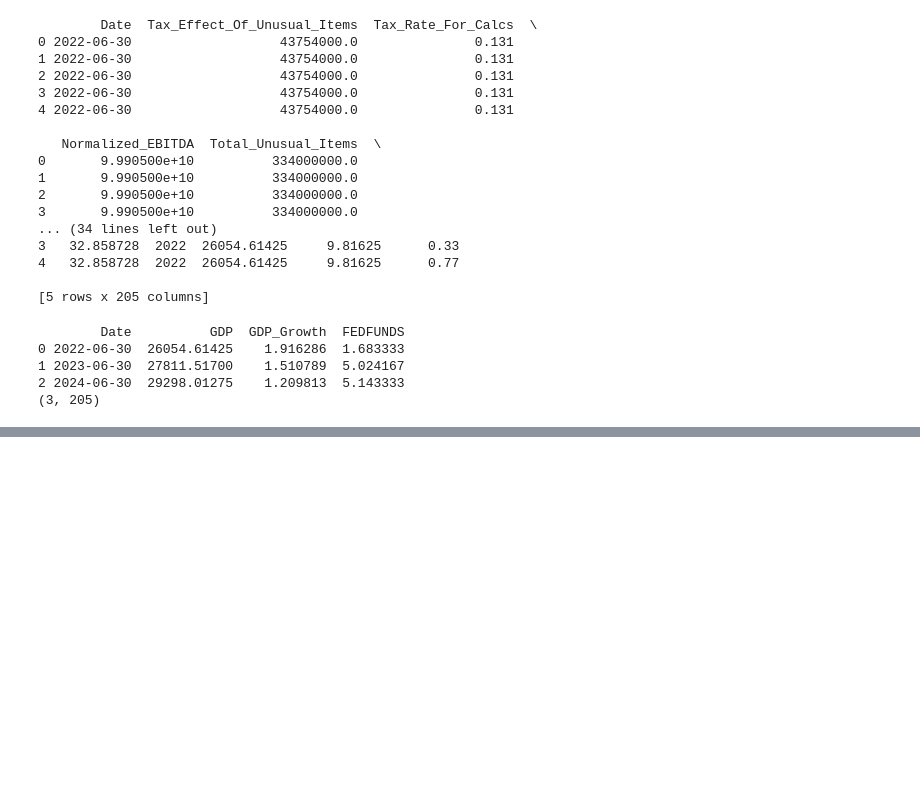
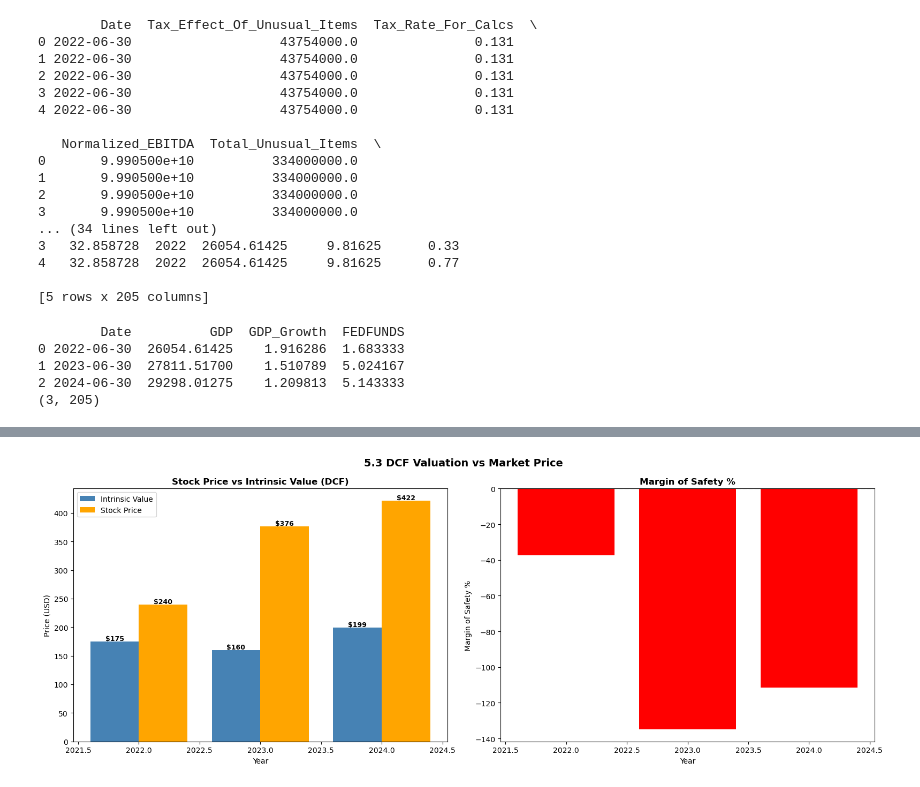
Before and after one commit to abdallahh07/Microsoft-analyst-recommendation-prediction, a Jupyter notebook: research.ipynb, the cells around one changed output, grey strips where cells are left out. Drawn from its saved outputs; the diff is of its cells as text; code cells hidden in the pictures; blank space fills up the shorter version.

```diff
--- a/research.ipynb
+++ b/research.ipynb
@@ -844,0 +879,16 @@ print(financial_full.shape)
+# %%
+WACC = 0.09
+growth_rate = 0.04
+shares = financial_full["Ordinary_Shares_Number"]
+# %%
+financial_full["FCF_Per_Share"] = financial_full["Free_Cash_Flow"] / shares
+financial_full["Intrinsic_Value"] = financial_full["FCF_Per_Share"] / (WACC - growth_rate)
+# %%
+price["Date"] = pd.to_datetime(price["Date"])
+price_annual = price.set_index("Date")["Close"].resample("YE").last().reset_index()
+price_annual["Year"] = price_annual["Date"].dt.year
+financial_full = financial_full.merge(price_annual[["Year", "Close"]], on="Year", how="left")
+financial_full.rename(columns={"Close": "Stock_Price"}, inplace=True)
+# %%
+financial_full["Margin_Of_Safety"] = ((financial_full["Intrinsic_Value"] - financial_full["Stock_Price"]) /
+                                      financial_full["Intrinsic_Value"]) * 100
@@ -844,0 +922,37 @@ print(financial_full.shape)
+# %%
+fig, axes = plt.subplots(1, 2, figsize=(16, 6))
+
+years = financial_full["Date"].dt.year
+
+# Chart 1 — Price vs Intrinsic Value
+axes[0].bar(years - 0.2, financial_full["Intrinsic_Value"],
+            width=0.4, label="Intrinsic Value", color="steelblue")
+axes[0].bar(years + 0.2, financial_full["Stock_Price"],
+            width=0.4, label="Stock Price", color="orange")
+
+for y, iv, sp in zip(years, financial_full["Intrinsic_Value"], financial_full["Stock_Price"]):
+    axes[0].text(y - 0.2, iv + 2, f"${iv:.0f}", ha="center", fontsize=9, fontweight="bold")
+    axes[0].text(y + 0.2, sp + 2, f"${sp:.0f}", ha="center", fontsize=9, fontweight="bold")
+
+axes[0].set_title("Stock Price vs Intrinsic Value (DCF)", fontsize=12, fontweight="bold")
+axes[0].set_xlabel("Year")
+axes[0].set_ylabel("Price (USD)")
+axes[0].legend()
+
+# Chart 2 — Margin of Safety
+colors = ["red" if x < 0 else "green" for x in financial_full["Margin_Of_Safety"]]
+axes[1].bar(years, financial_full["Margin_Of_Safety"], color=colors)
+axes[1].axhline(y=0, color="black", linestyle="--")
+for y, v in zip(years, financial_full["Margin_Of_Safety"]):
+    axes[1].text(y, v - 5, f"{v:.1f}%", ha="center", fontsize=9,
+                fontweight="bold", color="white")
+axes[1].set_title("Margin of Safety %", fontsize=12, fontweight="bold")
+axes[1].set_xlabel("Year")
+axes[1].set_ylabel("Margin of Safety %")
+
+plt.suptitle("5.3 DCF Valuation vs Market Price", fontsize=14, fontweight="bold")
+plt.tight_layout()
+plt.savefig("charts/dcf_analysis.png", dpi=150, bbox_inches="tight")
+plt.show()
+# %% [output]
+[figure, added]
```
Also changed, not shown: parts of 36 cells of this notebook, 2 other files.
